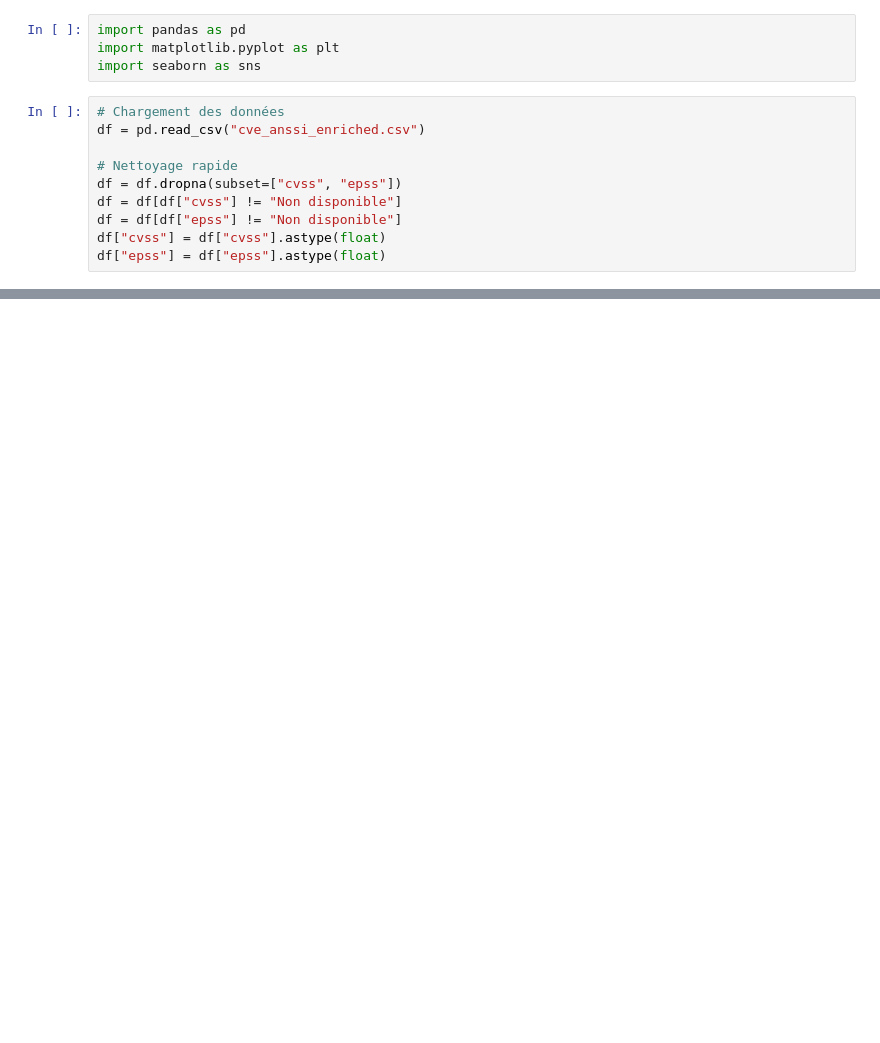
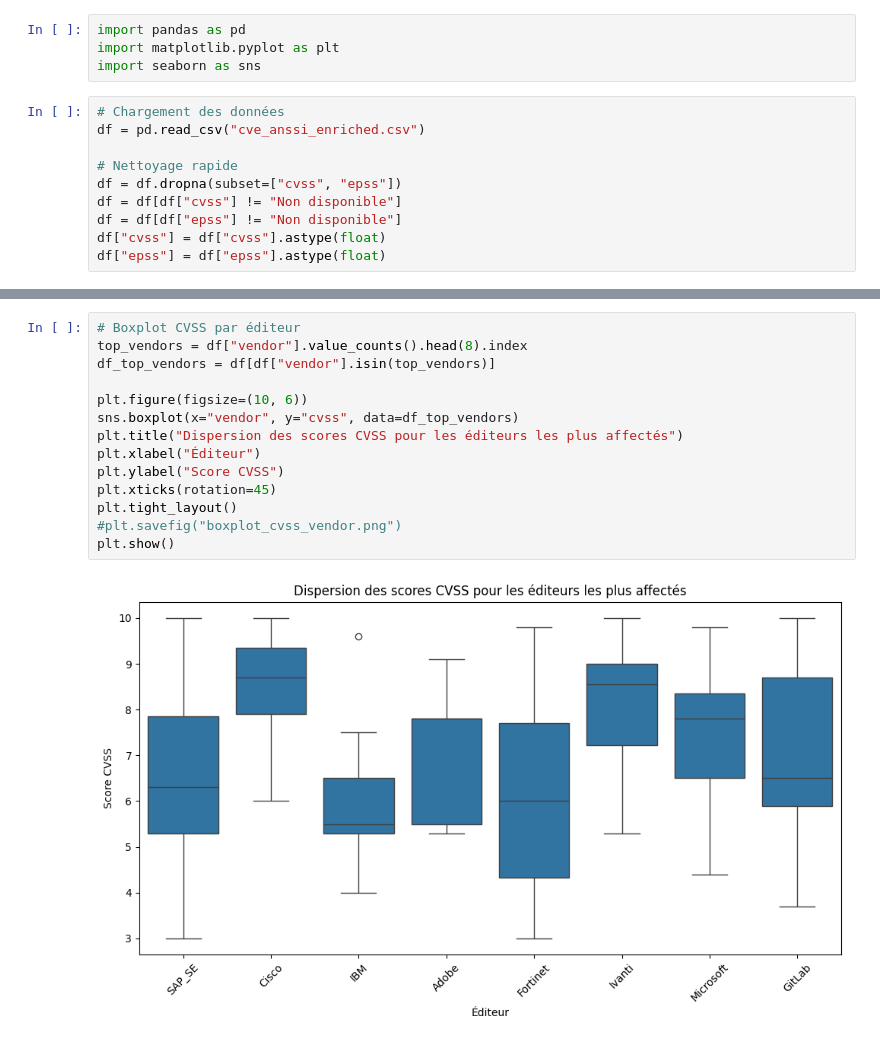
Before and after one commit to Kelli-anne/TD_Final_DS, a Jupyter notebook: visualisation.ipynb, the cells around one changed output, grey strips where cells are left out. Cells and saved outputs as stored; diff of their text form; blank space fills up the shorter version.

```diff
--- a/visualisation.ipynb
+++ b/visualisation.ipynb
@@ -77,0 +102,16 @@ plt.show()
+# %%
+# Boxplot CVSS par éditeur
+top_vendors = df["vendor"].value_counts().head(8).index
+df_top_vendors = df[df["vendor"].isin(top_vendors)]
+
+plt.figure(figsize=(10, 6))
+sns.boxplot(x="vendor", y="cvss", data=df_top_vendors)
+plt.title("Dispersion des scores CVSS pour les éditeurs les plus affectés")
+plt.xlabel("Éditeur")
+plt.ylabel("Score CVSS")
+plt.xticks(rotation=45)
+plt.tight_layout()
+#plt.savefig("boxplot_cvss_vendor.png")
+plt.show()
+# %% [output]
+[figure, added]
```
Also changed, not shown: parts of 12 cells of this notebook.
